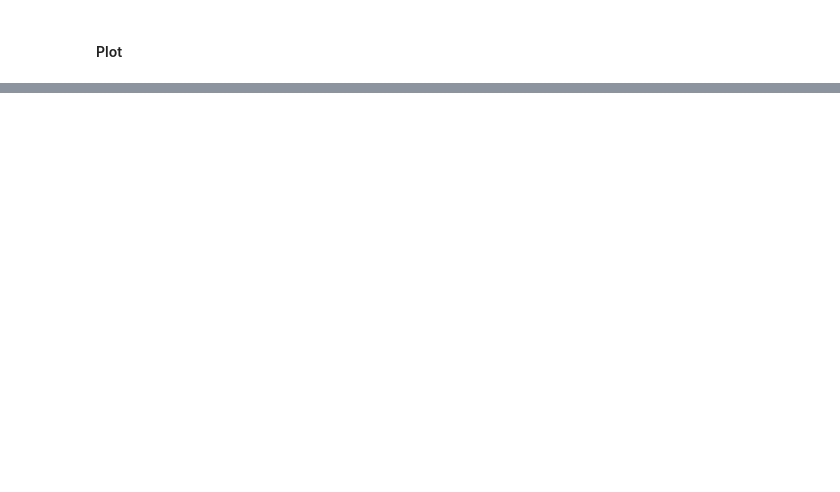
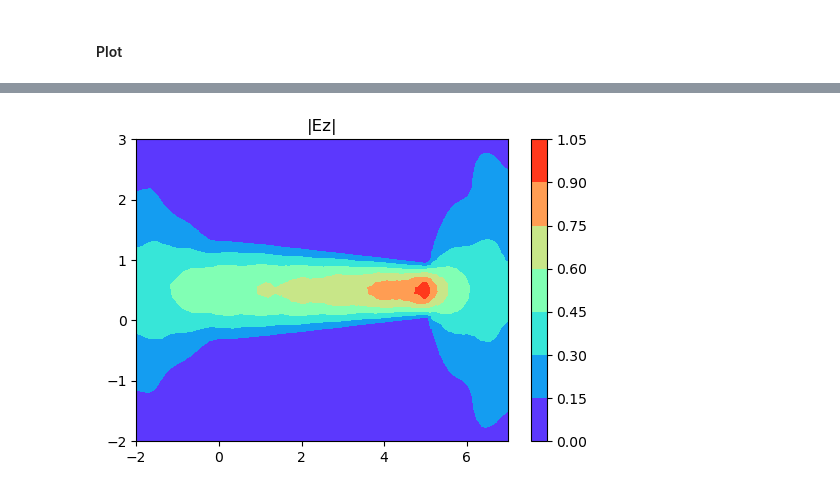
Before and after one commit to Jormit/2D-FEM-EM-Simulator, a Jupyter notebook: fem.ipynb, the cells around one changed output, grey strips where cells are left out. Drawn from its saved outputs; the diff is of its cells as text; code cells hidden in the pictures; blank space fills up the shorter version.

```diff
--- a/fem.ipynb
+++ b/fem.ipynb
@@ -263,0 +269,7 @@ plt.colorbar()
+# %%
+plt.figure(dpi=100)
+plt.tricontourf(coords[:, 0], coords[:, 1], edof - 1, np.abs(x), cmap=plt.cm.rainbow)
+plt.title("|Ez|")
+plt.colorbar();
+# %% [output]
+[figure, added]
```
Also changed, not shown: parts of 5 cells of this notebook.
